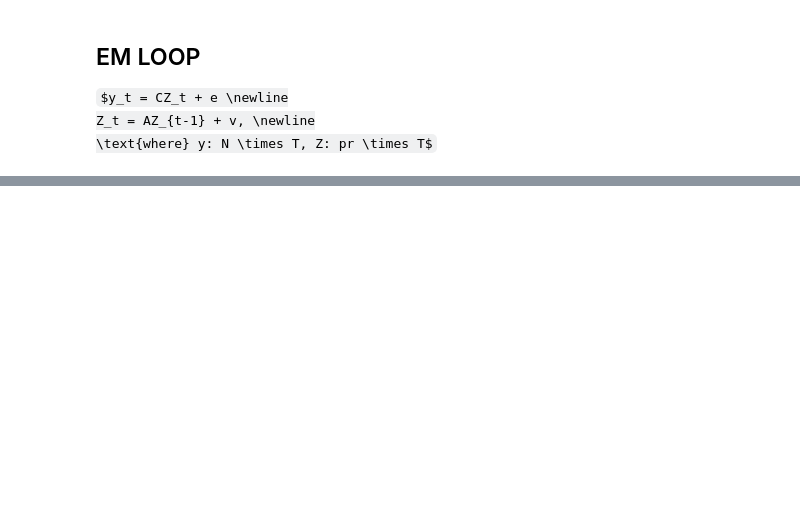
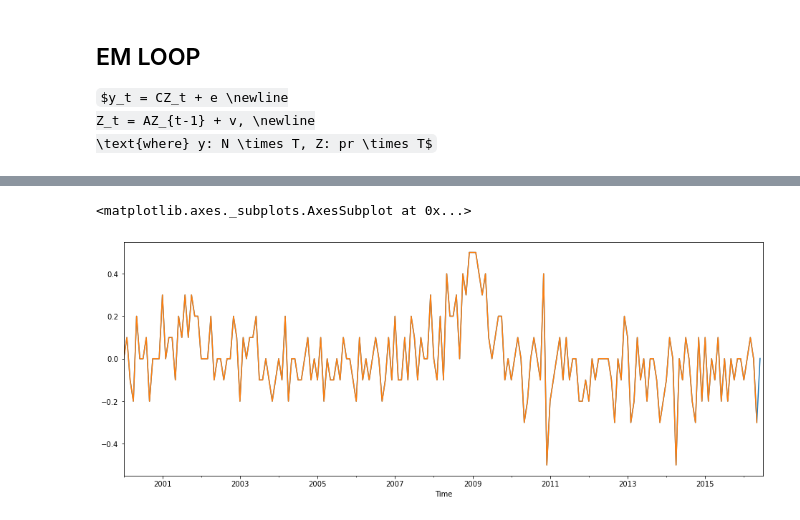
Before and after one commit to hyunchangyi/nowcasting, a Jupyter notebook: nowcasting.ipynb, the cells around one changed output, grey strips where cells are left out. Cells and saved outputs as stored; diff of their text form; code cells hidden in the pictures; some formulas as TeX source; blank space fills up the shorter version.

```diff
--- a/nowcasting.ipynb
+++ b/nowcasting.ipynb
@@ -1151,0 +1154,7 @@ Mv = spec.loc[spec.Frequency.eq('m')].index.tolist()
+# %%
+fig, axs = plt.subplots(1, 1, figsize=(16, 6))
+Xsm.UNRATE.plot(ax=axs)
+X.UNRATE.plot(ax=axs)
+# %% [output]
+<matplotlib.axes._subplots.AxesSubplot at 0x...>
+[figure, added]
```
Also changed, not shown: parts of 19 cells of this notebook.
